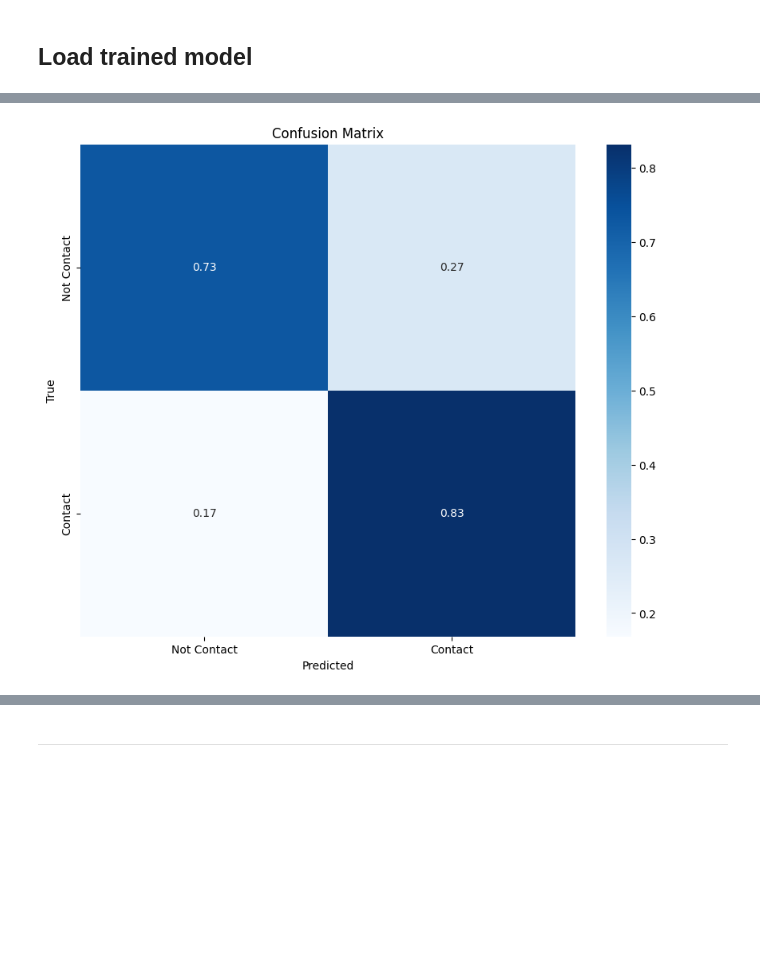
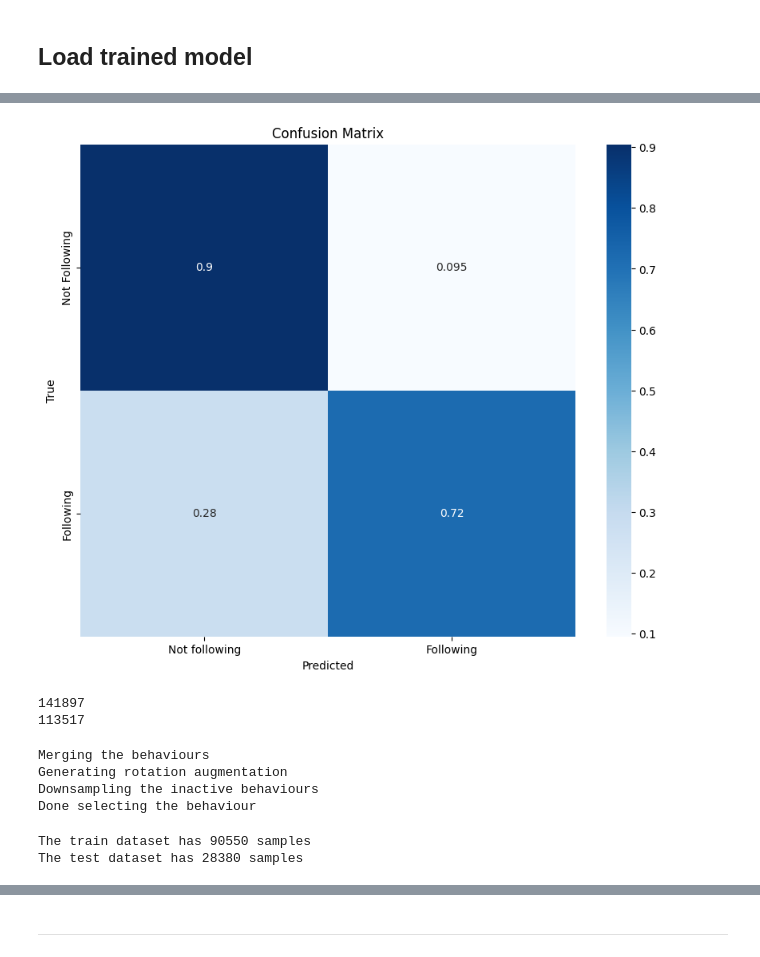
Before and after one commit to JulianAlvarezdeGiorgi/Behavioral_Tagging_of_Mice_in_multiple_Mice_setup_using_Deep_Learning, a Jupyter notebook: src/train_oficina_2.ipynb, the cells around one changed output, grey strips where cells are left out. Drawn from its saved outputs; the diff is of its cells as text; code cells hidden in the pictures; blank space fills up the shorter version.

```diff
--- a/src/train_oficina_2.ipynb
+++ b/src/train_oficina_2.ipynb
@@ -568,0 +586,2 @@ The test dataset has 31009 samples
+# %%
+test_dataset = [dataset[i] for i in idx_to_keep]
@@ -569,14 +621,8 @@ The test dataset has 31009 samples
 # %%
 importlib.reload(models)
-batch_size = 32
-
-# Create the dataloaders for train, validation and test
-train_loader = DataLoader(train_dataset, batch_size=batch_size, shuffle=True)
-test_loader = DataLoader(test_dataset, batch_size=batch_size, shuffle=False)
-
 # Define the model
-graphencoder = models.GATEncoder(nout = 64, nhid=32, attention_hidden=2, n_in=4, dropout=0.5)
-class_head = models.ClassificationHead(n_latent=64, nhid = 32, nout = 2)
+graphencoder = models.GATEncoder(nout = 8, nhid=16, attention_hidden=2, n_in=4, dropout=0.5)
+class_head = models.ClassificationHead(n_latent=576, nhid = 32, nout = 2)
 
 model = models.GraphClassifier(graphencoder, class_head)
 
@@ -604,8 +655,12 @@ GraphClassifier(
+# %%
+# Try on the entire dataset
+
+test_loader = DataLoader(test_dataset, batch_size=batch_size, shuffle=True)
 # %%
 lr = 0.001
 optimizer = optim.Adam(model.parameters(), lr=lr)
 # %%
 # Load the model
-checkpoint_path = r'c:\Users\jalvarez\Documents\Data\Checkpoints\GAT\checkpoint_epoch_65.pth'
+checkpoint_path = r'c:\Users\jalvarez\Documents\Data\Checkpoints\Following\checkpoint_epoch_200.pth'
 model, optimizer, start_epoch = load_checkpoint(model, optimizer, checkpoint_path, device)
 # %% [output]
@@ -636,13 +705,13 @@ Accuracy: 0.7770324744429037
 # %%
 # Confusion matrix
 cm = confusion_matrix(y_true, y_pred)
 # Percentage plot of the confusion matrix
 cm = cm / cm.sum(axis=1)[:, np.newaxis]
 plt.figure(figsize=(10, 8))
-sns.heatmap(cm, annot=True, cmap='Blues', xticklabels=['Not Contact', 'Contact'], yticklabels=['Not Contact', 'Contact'])
+sns.heatmap(cm, annot=True, cmap='Blues', xticklabels=['Not following', 'Following'], yticklabels=['Not Following', 'Following'])
 plt.xlabel('Predicted')
 plt.ylabel('True')
 plt.title('Confusion Matrix')
 plt.show()
 # %% [output]
-[figure, old version]
+[figure, new version]
@@ -648,0 +749,27 @@ plt.show()
+# %%
+print(len(dataset))
+print(train_size)
+# %% [output]
+141897
+113517
+# %%
+
+
+print('Merging the behaviours')
+augmentation.merge_symetric_behaviours(indx_behaviour1, indx_behaviour2, train_dataset)
+print('Generating rotation augmentation')
+# Rotate the dataset
+augmentation.rotate_samples(train_dataset, indx_behaviour1)
+print('Downsampling the inactive behaviours')
+train_dataset = augmentation.downsample_inactive(train_dataset, indx_behaviour1)
+
+for i in range(len(train_dataset)):
+    train_dataset[i].behaviour = train_dataset[i].behaviour[indx_behaviour1]
+for i in range(len(test_dataset)):
+    test_dataset[i].behaviour = test_dataset[i].behaviour[indx_behaviour1]
+print('Done selecting the behaviour')
+# %% [output]
+Merging the behaviours
+Generating rotation augmentation
+Downsampling the inactive behaviours
+Done selecting the behaviour
@@ -648,0 +778,6 @@ plt.show()
+# %%
+print('The train dataset has %d samples' % len(train_dataset))
+print('The test dataset has %d samples' % len(test_dataset))
+# %% [output]
+The train dataset has 90550 samples
+The test dataset has 28380 samples
```
Also changed, not shown: parts of 23 cells of this notebook, 6 other files.
